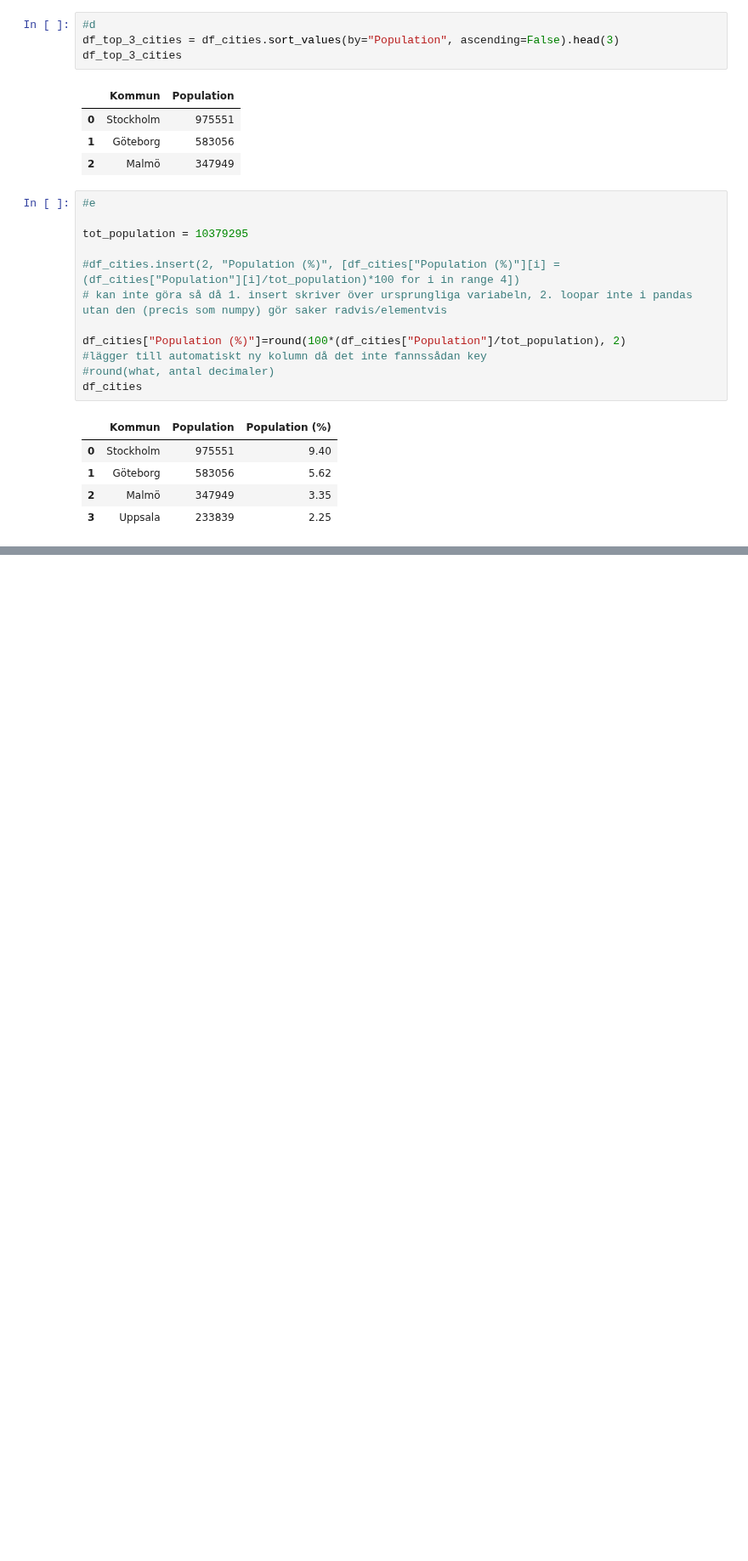
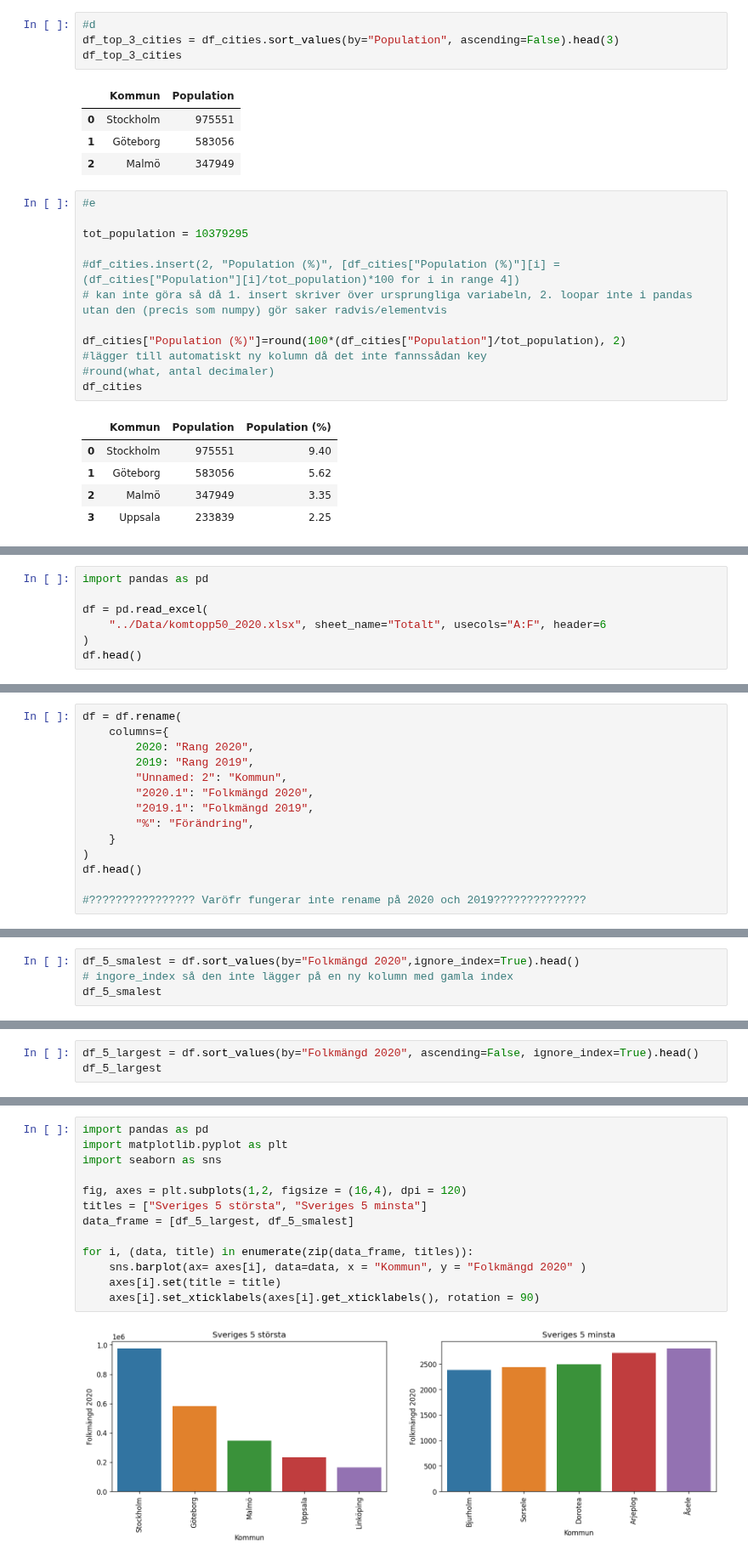
Before and after one commit to DorotaBjoorn/Databehandling-Dorota-Bjoorn, a Jupyter notebook: Excercises/Ex00_pandas_basics.ipynb, the cells around one changed output, grey strips where cells are left out. Shown at 85% size. Drawn from its saved outputs; the diff is of its cells as text; blank space fills up the shorter version.

```diff
--- a/Excercises/Ex00_pandas_basics.ipynb
+++ b/Excercises/Ex00_pandas_basics.ipynb
@@ -87,0 +90,7 @@ df_cities
+# %%
+import pandas as pd
+
+df = pd.read_excel(
+    "../Data/komtopp50_2020.xlsx", sheet_name="Totalt", usecols="A:F", header=6
+)
+df.head()
@@ -87,0 +132,14 @@ df_cities
+# %%
+df = df.rename(
+    columns={
+        2020: "Rang 2020",
+        2019: "Rang 2019",
+        "Unnamed: 2": "Kommun",
+        "2020.1": "Folkmängd 2020",
+        "2019.1": "Folkmängd 2019",
+        "%": "Förändring",
+    }
+)
+df.head()
+
+#???????????????? Varöfr fungerar inte rename på 2020 och 2019??????????????
@@ -87,0 +153,4 @@ df_cities
+# %%
+df_5_smalest = df.sort_values(by="Folkmängd 2020",ignore_index=True).head()
+# ingore_index så den inte lägger på en ny kolumn med gamla index
+df_5_smalest
@@ -87,0 +164,3 @@ df_cities
+# %%
+df_5_largest = df.sort_values(by="Folkmängd 2020", ascending=False, ignore_index=True).head()
+df_5_largest
@@ -87,0 +180,15 @@ df_cities
+# %%
+import pandas as pd
+import matplotlib.pyplot as plt
+import seaborn as sns
+
+fig, axes = plt.subplots(1,2, figsize = (16,4), dpi = 120)
+titles = ["Sveriges 5 största", "Sveriges 5 minsta"]
+data_frame = [df_5_largest, df_5_smalest]
+
+for i, (data, title) in enumerate(zip(data_frame, titles)):
+    sns.barplot(ax= axes[i], data=data, x = "Kommun", y = "Folkmängd 2020" )
+    axes[i].set(title = title)
+    axes[i].set_xticklabels(axes[i].get_xticklabels(), rotation = 90)
+# %% [output]
+[figure, added]
```
Also changed, not shown: parts of 9 cells of this notebook.
